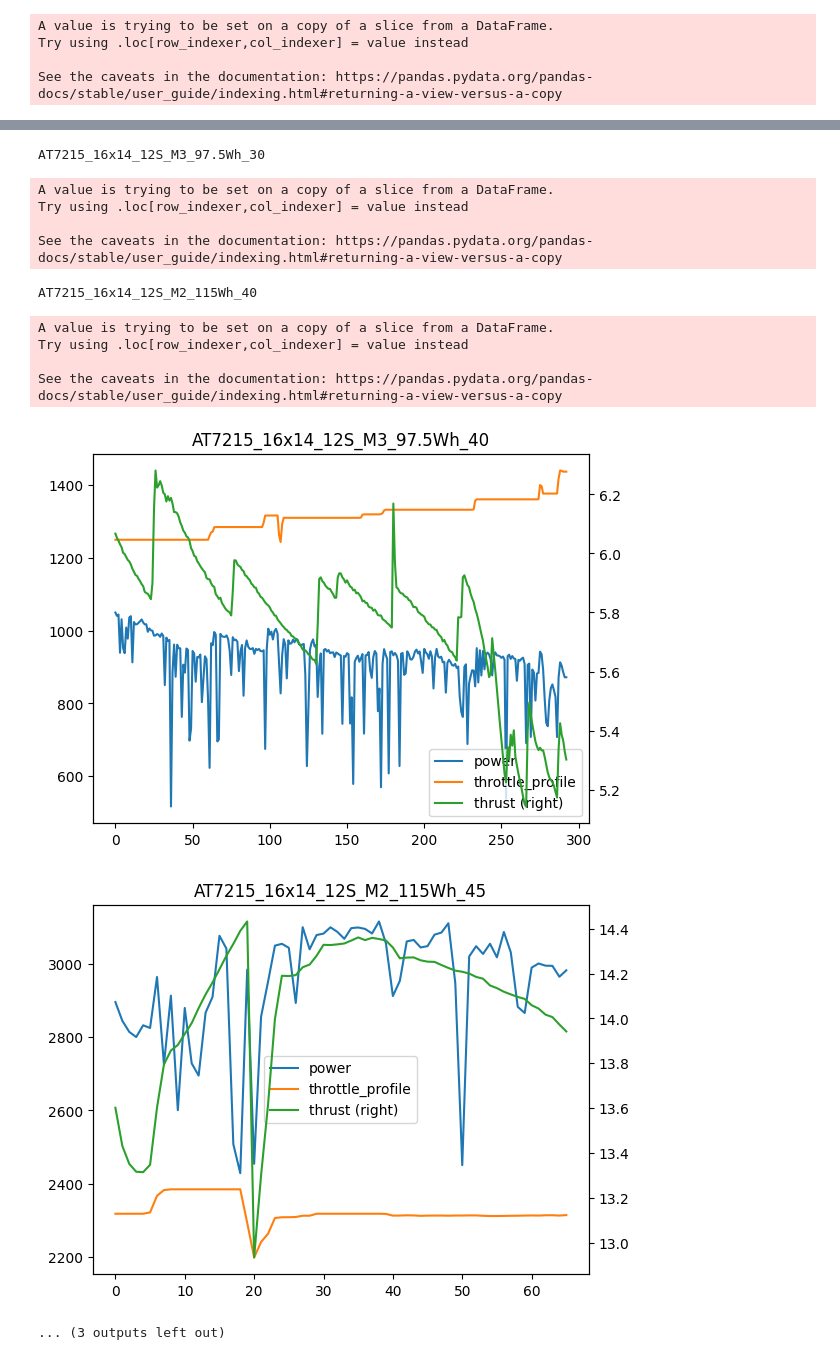
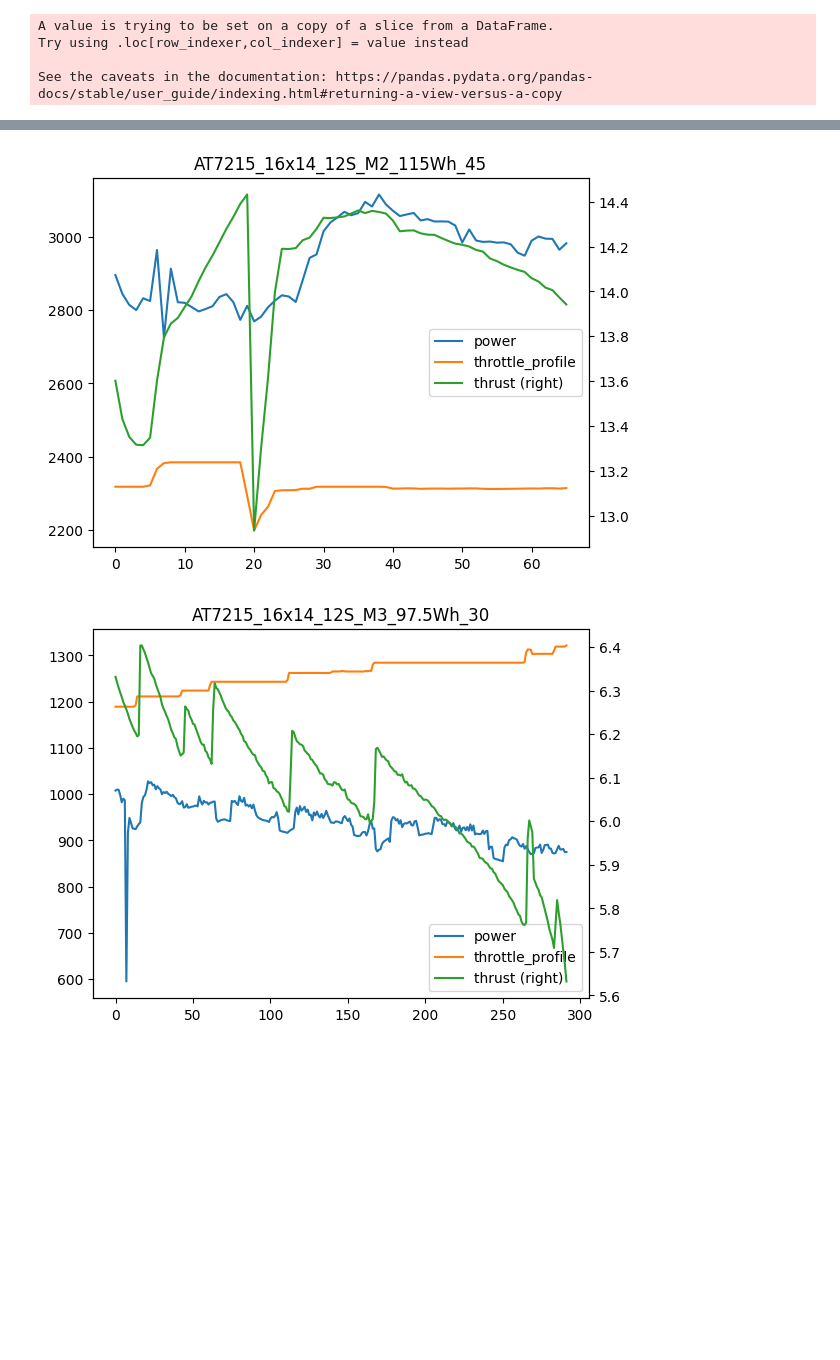
Before and after one commit to SanderGi/DesignBuildFly, a Jupyter notebook: python_tools/eda/windTunnel3.ipynb, the cells around one changed output, grey strips where cells are left out. Cells and saved outputs as stored; diff of their text form; code cells hidden in the pictures; blank space fills up the shorter version.

Commit message:
added smoothing

```diff
--- a/python_tools/eda/windTunnel3.ipynb
+++ b/python_tools/eda/windTunnel3.ipynb
@@ -359,6 +359,18 @@ for name in common_sim_dfs:
     df["airspeed"] = metadata["airspeed"]
     df['power'] = df['vbat (V)'] * df['amperage (A)']
 
+    # smoothen out power data with a rolling average of 50 data points
+    smooth = df['power'].rolling(10).mean()
+    # find list where data deviates from the rolling average by more than 1%
+    outliers = df.index[abs(df['power'] - smooth) > 0.01 * smooth]
+    # replace only data that deviates from the rolling average by more than 1%
+    df.loc[outliers, 'power'] = smooth
+    # # replace with average of point before and after
+    # try:
+    #     df.loc[outliers, 'power'] = (df.loc[outliers - 1, 'power'] + df.loc[outliers + 1, 'power']) / 2
+    # except:
+    #     pass
+
     # drop the last 10 rows because that's when the motor is being turned off
     df.drop(df.tail(10).index,inplace=True)
 
@@ -389,18 +417,7 @@ See the caveats in the documentation: https://pandas.pydata.org/pandas-docs/stab
 AT7215_16x14_12S_M3_97.5Wh_35
 A value is trying to be set on a copy of a slice from a DataFrame.
 Try using .loc[row_indexer,col_indexer] = value instead
 
 See the caveats in the documentation: https://pandas.pydata.org/pandas-docs/stable/user_guide/indexing.html#returning-a-view-versus-a-copy
-AT7215_16x14_12S_M3_97.5Wh_30
-A value is trying to be set on a copy of a slice from a DataFrame.
-Try using .loc[row_indexer,col_indexer] = value instead
-
-See the caveats in the documentation: https://pandas.pydata.org/pandas-docs/stable/user_guide/indexing.html#returning-a-view-versus-a-copy
-AT7215_16x14_12S_M2_115Wh_40
-A value is trying to be set on a copy of a slice from a DataFrame.
-Try using .loc[row_indexer,col_indexer] = value instead
-
-See the caveats in the documentation: https://pandas.pydata.org/pandas-docs/stable/user_guide/indexing.html#returning-a-view-versus-a-copy
-[figure, old version]
+[figure, new version]
-[figure, old version]
+[figure, new version]
-... (3 outputs left out)
```
Also changed, not shown: parts of 2 cells of this notebook.
